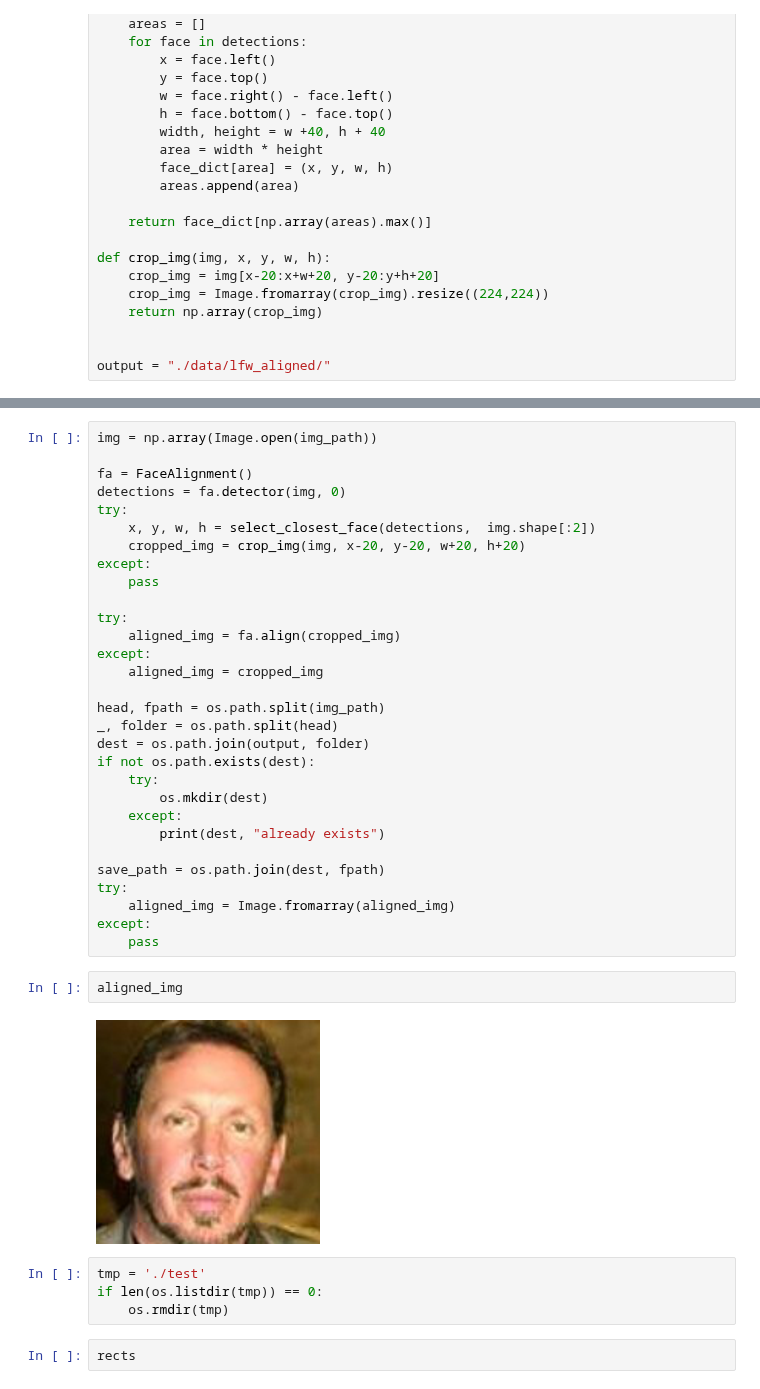
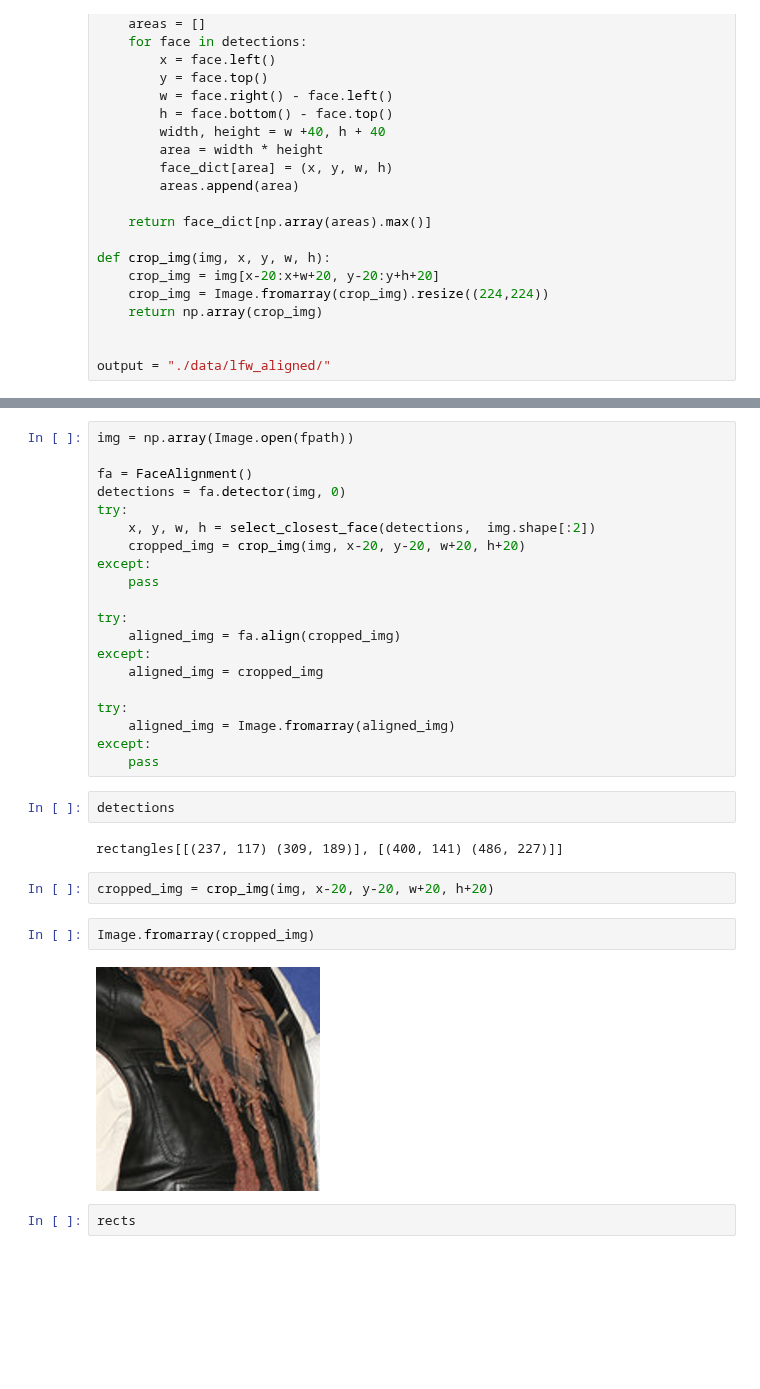
Before and after one commit to Neihtq/fasecure, a Jupyter notebook: self_cropping.ipynb, the cells around one changed output, grey strips where cells are left out. Saved outputs shown, nothing was run; the diff lists cells and outputs as text; blank space fills up the shorter version.

Commit message:
crop

```diff
--- a/self_cropping.ipynb
+++ b/self_cropping.ipynb
@@ -64,5 +58,5 @@ Image.open(img_path)
 # %%
-img = np.array(Image.open(img_path))
+img = np.array(Image.open(fpath))
 
 fa = FaceAlignment()
 detections = fa.detector(img, 0)
@@ -77,28 +71,20 @@ try:
 except:
     aligned_img = cropped_img
 
-head, fpath = os.path.split(img_path)
-_, folder = os.path.split(head)
-dest = os.path.join(output, folder)
-if not os.path.exists(dest):
-    try:
-        os.mkdir(dest)
-    except:
-        print(dest, "already exists")
-
-save_path = os.path.join(dest, fpath)
 try:
     aligned_img = Image.fromarray(aligned_img)
 except:
     pass
-# %%
-aligned_img
-# %% [output]
-[figure, removed]
-# %%
-tmp = './test'
-if len(os.listdir(tmp)) == 0:
-    os.rmdir(tmp)
+# %%
+detections
+# %% [output]
+rectangles[[(237, 117) (309, 189)], [(400, 141) (486, 227)]]
+# %%
+cropped_img = crop_img(img, x-20, y-20, w+20, h+20)
+# %%
+Image.fromarray(cropped_img)
+# %% [output]
+[figure, added]
 # %%
 rects
 # %% [output]
```
Also changed, not shown: parts of 4 cells of this notebook, 1 other file.
